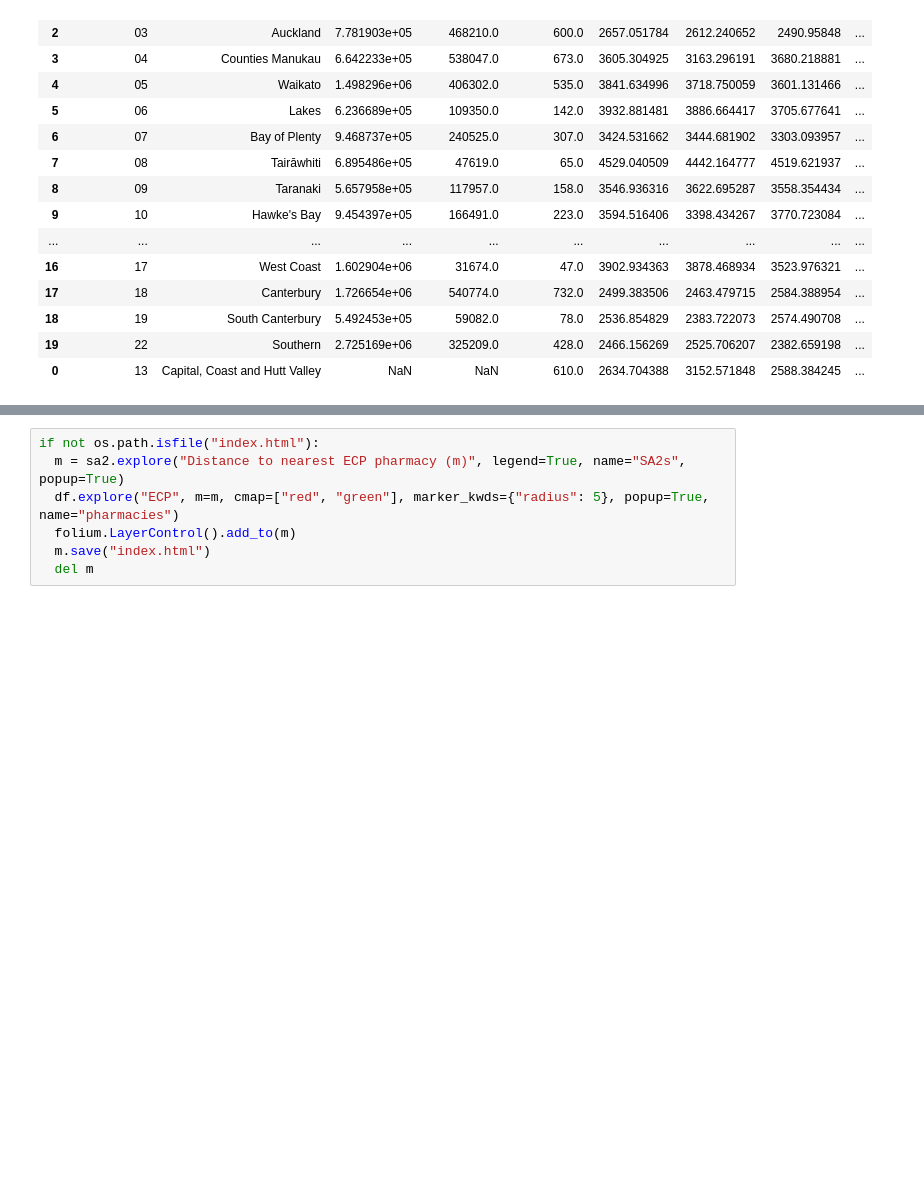
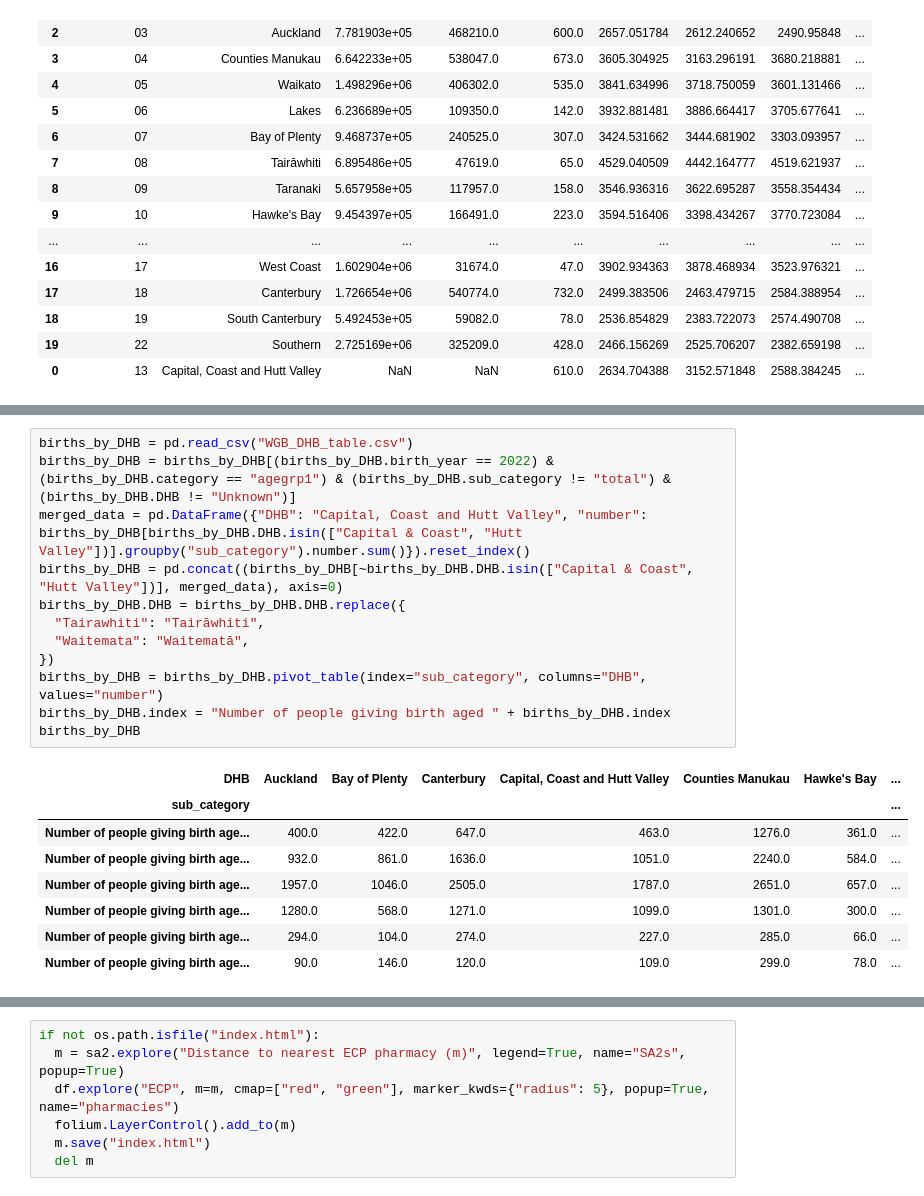
Before and after one commit to UoA-eResearch/healthpoint, a Jupyter notebook: ECP.ipynb, the cells around one changed output, grey strips where cells are left out. Saved outputs shown, nothing was run; the diff lists cells and outputs as text; blank space fills up the shorter version.

```diff
--- a/ECP.ipynb
+++ b/ECP.ipynb
@@ -405,4 +403,25 @@ average_dep_by_DHB
 # %% [output]
 | DHB2015_Na | Northland | Waitematā | Auckland | Counties Manukau | Waikato | Lakes | Bay of Plenty | Tairāwhiti | ... |
 | Average deprivation index | 4186.139929 | 2555.370481 | 2657.051784 | 3605.304925 | 3841.634996 | 3932.881481 | 3424.531662 | 4529.040509 | ... |
+# %%
+births_by_DHB = pd.read_csv("WGB_DHB_table.csv")
+births_by_DHB = births_by_DHB[(births_by_DHB.birth_year == 2022) & (births_by_DHB.category == "agegrp1") & (births_by_DHB.sub_category != "total") & (births_by_DHB.DHB != "Unknown")]
+merged_data = pd.DataFrame({"DHB": "Capital, Coast and Hutt Valley", "number": births_by_DHB[births_by_DHB.DHB.isin(["Capital & Coast", "Hutt Valley"])].groupby("sub_category").number.sum()}).reset_index()
+births_by_DHB = pd.concat((births_by_DHB[~births_by_DHB.DHB.isin(["Capital & Coast", "Hutt Valley"])], merged_data), axis=0)
+births_by_DHB.DHB = births_by_DHB.DHB.replace({
+  "Tairawhiti": "Tairāwhiti",
+  "Waitemata": "Waitematā",
+})
+births_by_DHB = births_by_DHB.pivot_table(index="sub_category", columns="DHB", values="number")
+births_by_DHB.index = "Number of people giving birth aged " + births_by_DHB.index
+births_by_DHB
+# %% [output]
+| DHB | Auckland | Bay of Plenty | Canterbury | Capital, Coast and Hutt Valley | Counties Manukau | Hawke's Bay | ... |
+| sub_category |  |  |  |  |  |  | ... |
+| Number of people giving birth age... | 400.0 | 422.0 | 647.0 | 463.0 | 1276.0 | 361.0 | ... |
+| Number of people giving birth age... | 932.0 | 861.0 | 1636.0 | 1051.0 | 2240.0 | 584.0 | ... |
+| Number of people giving birth age... | 1957.0 | 1046.0 | 2505.0 | 1787.0 | 2651.0 | 657.0 | ... |
+| Number of people giving birth age... | 1280.0 | 568.0 | 1271.0 | 1099.0 | 1301.0 | 300.0 | ... |
+| Number of people giving birth age... | 294.0 | 104.0 | 274.0 | 227.0 | 285.0 | 66.0 | ... |
+| Number of people giving birth age... | 90.0 | 146.0 | 120.0 | 109.0 | 299.0 | 78.0 | ... |
 # %%
```
Also changed, not shown: parts of 14 cells of this notebook, 3 other files.
